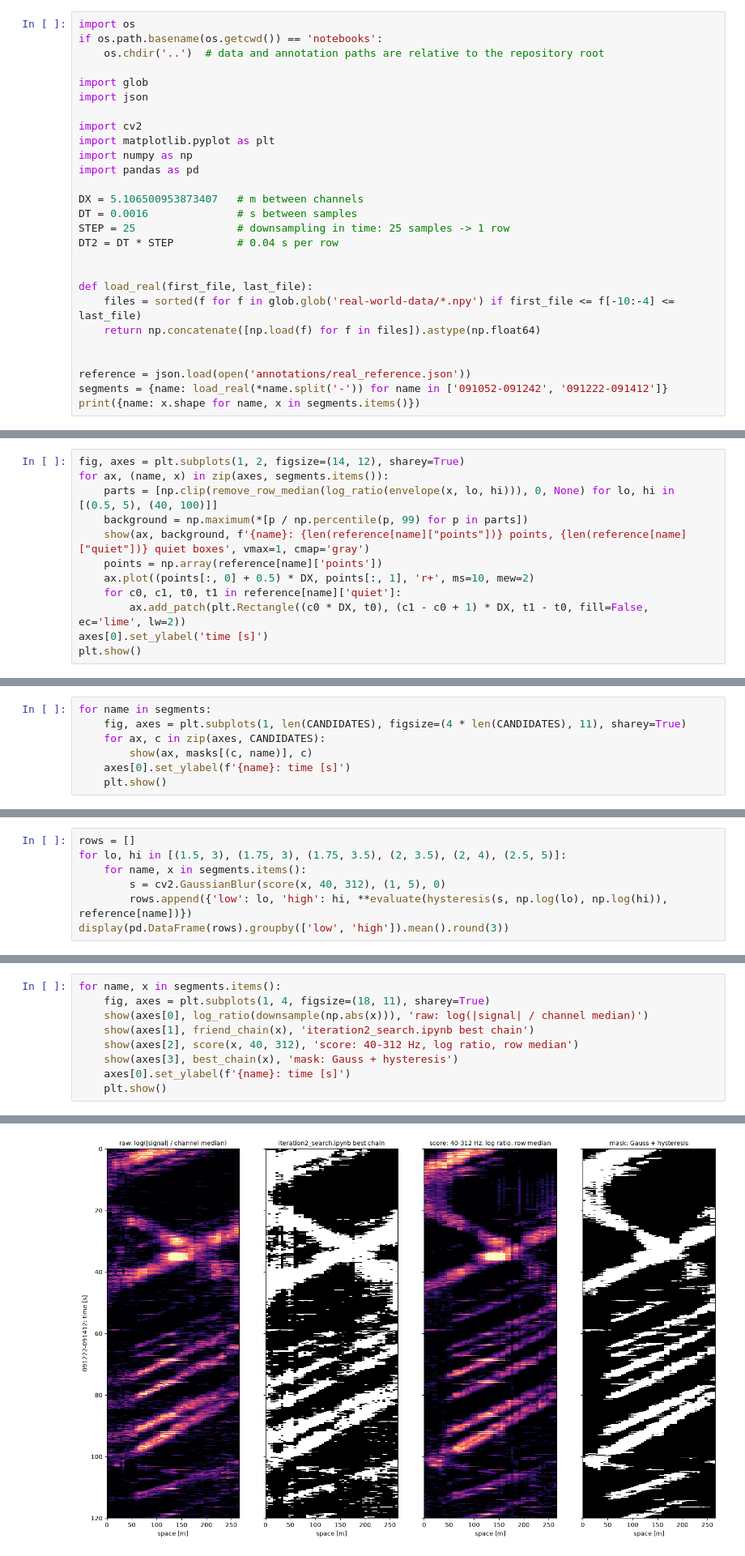
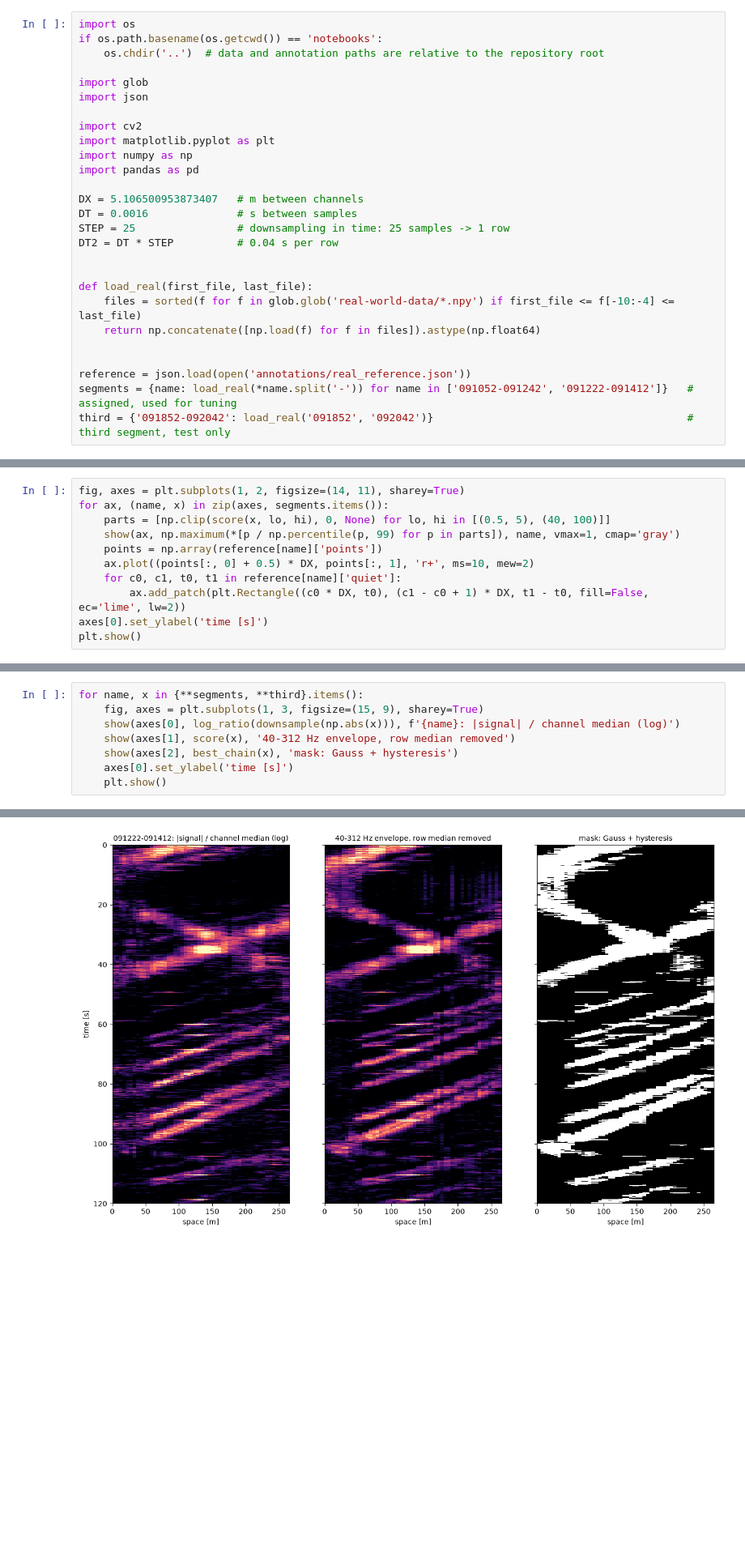
Before and after one commit to siwens77/CV-vehicle-detection, a Jupyter notebook: notebooks/iteration3_denoising_real.ipynb, the cells around one changed output, grey strips where cells are left out. Shown at 81% size. Cells and saved outputs as stored; diff of their text form; blank space fills up the shorter version.

```diff
--- a/notebooks/iteration3_denoising_real.ipynb
+++ b/notebooks/iteration3_denoising_real.ipynb
@@ -39,5 +35,5 @@ def load_real(first_file, last_file):
 
 
 reference = json.load(open('annotations/real_reference.json'))
-segments = {name: load_real(*name.split('-')) for name in ['091052-091242', '091222-091412']}
-print({name: x.shape for name, x in segments.items()})
+segments = {name: load_real(*name.split('-')) for name in ['091052-091242', '091222-091412']}   # assigned, used for tuning
+third = {'091852-092042': load_real('091852', '092042')}                                        # third segment, test only
@@ -144,9 +146,8 @@ Red crosses = points on vehicles, green boxes = quiet areas. Background: maximum
 # %%
-fig, axes = plt.subplots(1, 2, figsize=(14, 12), sharey=True)
+fig, axes = plt.subplots(1, 2, figsize=(14, 11), sharey=True)
 for ax, (name, x) in zip(axes, segments.items()):
-    parts = [np.clip(remove_row_median(log_ratio(envelope(x, lo, hi))), 0, None) for lo, hi in [(0.5, 5), (40, 100)]]
-    background = np.maximum(*[p / np.percentile(p, 99) for p in parts])
-    show(ax, background, f'{name}: {len(reference[name]["points"])} points, {len(reference[name]["quiet"])} quiet boxes', vmax=1, cmap='gray')
+    parts = [np.clip(score(x, lo, hi), 0, None) for lo, hi in [(0.5, 5), (40, 100)]]
+    show(ax, np.maximum(*[p / np.percentile(p, 99) for p in parts]), name, vmax=1, cmap='gray')
     points = np.array(reference[name]['points'])
     ax.plot((points[:, 0] + 0.5) * DX, points[:, 1], 'r+', ms=10, mew=2)
     for c0, c1, t0, t1 in reference[name]['quiet']:
@@ -294,7 +282,0 @@ display(table.round(3))
-# %%
-for name in segments:
-    fig, axes = plt.subplots(1, len(CANDIDATES), figsize=(4 * len(CANDIDATES), 11), sharey=True)
-    for ax, c in zip(axes, CANDIDATES):
-        show(ax, masks[(c, name)], c)
-    axes[0].set_ylabel(f'{name}: time [s]')
-    plt.show()
@@ -313,7 +287,0 @@ How much the result changes when the hysteresis thresholds change (both segments
-# %%
-rows = []
-for lo, hi in [(1.5, 3), (1.75, 3), (1.75, 3.5), (2, 3.5), (2, 4), (2.5, 5)]:
-    for name, x in segments.items():
-        s = cv2.GaussianBlur(score(x, 40, 312), (1, 5), 0)
-        rows.append({'low': lo, 'high': hi, **evaluate(hysteresis(s, np.log(lo), np.log(hi)), reference[name])})
-display(pd.DataFrame(rows).groupby(['low', 'high']).mean().round(3))
@@ -331,10 +292,9 @@ display(pd.DataFrame(rows).groupby(['low', 'high']).mean().round(3))
 # %%
-for name, x in segments.items():
-    fig, axes = plt.subplots(1, 4, figsize=(18, 11), sharey=True)
-    show(axes[0], log_ratio(downsample(np.abs(x))), 'raw: log(|signal| / channel median)')
-    show(axes[1], friend_chain(x), 'iteration2_search.ipynb best chain')
-    show(axes[2], score(x, 40, 312), 'score: 40-312 Hz, log ratio, row median')
-    show(axes[3], best_chain(x), 'mask: Gauss + hysteresis')
-    axes[0].set_ylabel(f'{name}: time [s]')
+for name, x in {**segments, **third}.items():
+    fig, axes = plt.subplots(1, 3, figsize=(15, 9), sharey=True)
+    show(axes[0], log_ratio(downsample(np.abs(x))), f'{name}: |signal| / channel median (log)')
+    show(axes[1], score(x), '40-312 Hz envelope, row median removed')
+    show(axes[2], best_chain(x), 'mask: Gauss + hysteresis')
+    axes[0].set_ylabel('time [s]')
     plt.show()
 # %% [output]
@@ -342 +302 @@ for name, x in segments.items():
-[figure, old version]
+[figure, new version]
```
Also changed, not shown: parts of 30 cells of this notebook, 1 other file.
